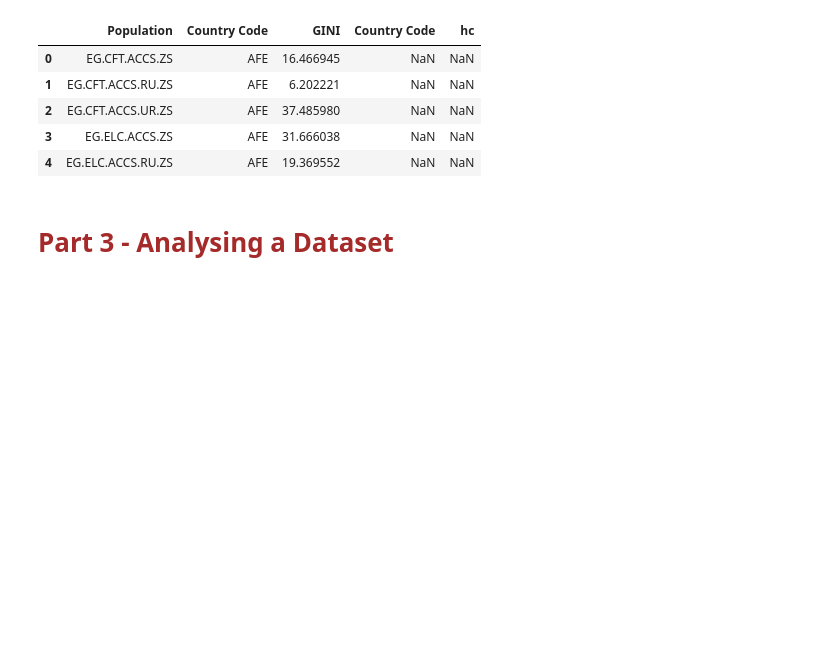
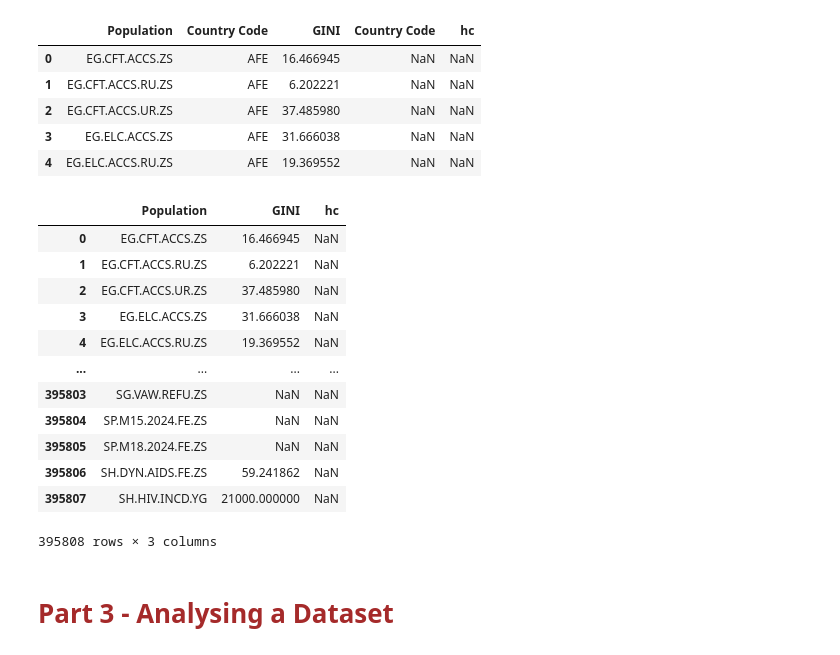
Before and after one commit to Mangerona01/Homework-2, a Jupyter notebook: hw2_pds_2024.ipynb, the cells around one changed output. Drawn from its saved outputs; the diff is of its cells as text; code cells hidden in the pictures; blank space fills up the shorter version.

```diff
--- a/hw2_pds_2024.ipynb
+++ b/hw2_pds_2024.ipynb
@@ -458,6 +458,23 @@ data.head()
 | 2 | EG.CFT.ACCS.UR.ZS | AFE | 37.485980 | NaN | NaN |
 | 3 | EG.ELC.ACCS.ZS | AFE | 31.666038 | NaN | NaN |
 | 4 | EG.ELC.ACCS.RU.ZS | AFE | 19.369552 | NaN | NaN |
+# %%
+#In order to don't have two equal columns
+data.drop(data.columns[3], axis=1)
+# %% [output]
+|  | Population | GINI | hc |
+| 0 | EG.CFT.ACCS.ZS | 16.466945 | NaN |
+| 1 | EG.CFT.ACCS.RU.ZS | 6.202221 | NaN |
+| 2 | EG.CFT.ACCS.UR.ZS | 37.485980 | NaN |
+| 3 | EG.ELC.ACCS.ZS | 31.666038 | NaN |
+| 4 | EG.ELC.ACCS.RU.ZS | 19.369552 | NaN |
+| ... | ... | ... | ... |
+| 395803 | SG.VAW.REFU.ZS | NaN | NaN |
+| 395804 | SP.M15.2024.FE.ZS | NaN | NaN |
+| 395805 | SP.M18.2024.FE.ZS | NaN | NaN |
+| 395806 | SH.DYN.AIDS.FE.ZS | 59.241862 | NaN |
+| 395807 | SH.HIV.INCD.YG | 21000.000000 | NaN |
+395808 rows × 3 columns
 # %% [markdown]
 # <span style="color:brown"> Part 3 - Analysing a Dataset </span>
 # %% [markdown]
```
